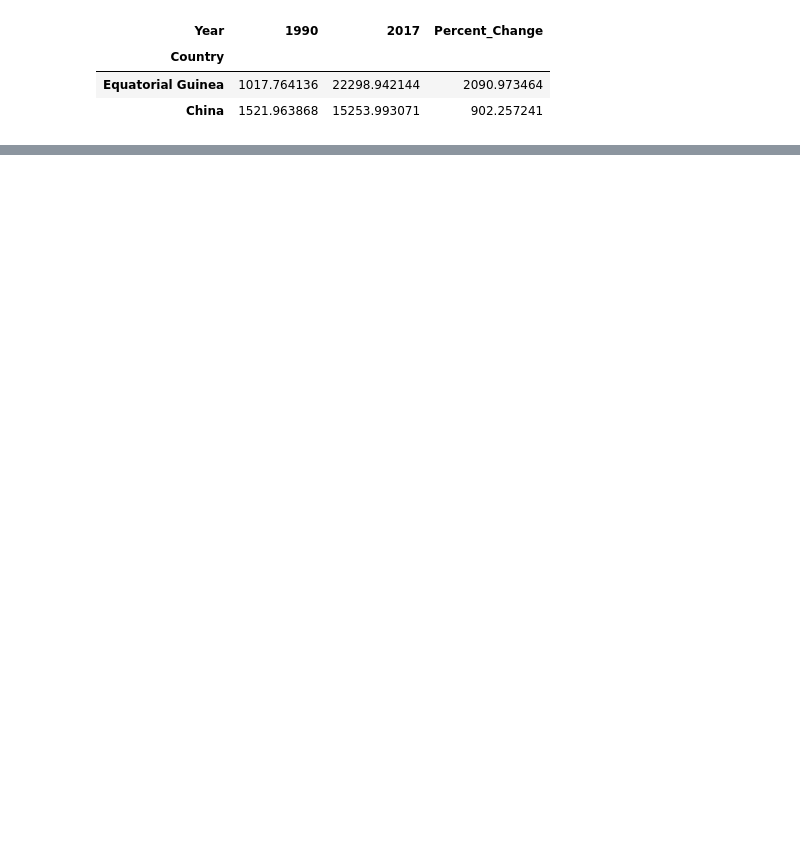
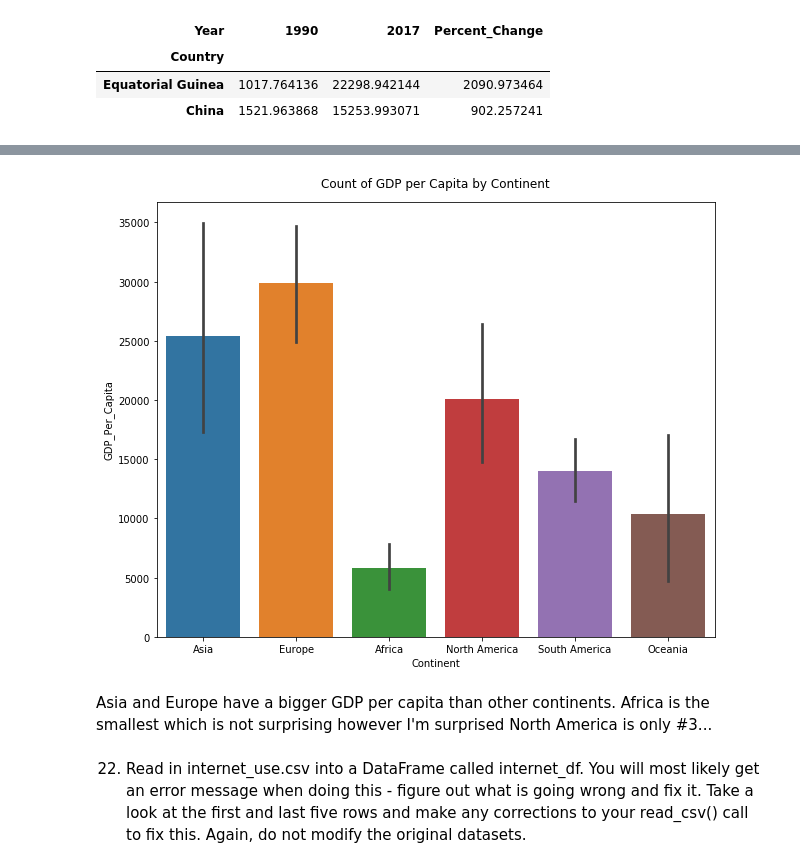
Before and after one commit to nss-data-science-cohort-4/dq1-undata-AmyLG, a Jupyter notebook: notebooks/UN_Data_Exploration.ipynb, the cells around one changed output, grey strips where cells are left out. Drawn from its saved outputs; the diff is of its cells as text; code cells hidden in the pictures; blank space fills up the shorter version.

```diff
--- a/notebooks/UN_Data_Exploration.ipynb
+++ b/notebooks/UN_Data_Exploration.ipynb
@@ -316,0 +423,2 @@ gdp_pivoted.nlargest(2, 'Percent_Change')
+# %%
+gdp_2014_cont = gdp_2014.merge(continents, on= 'Country', how= 'left')
@@ -316,0 +435,11 @@ gdp_pivoted.nlargest(2, 'Percent_Change')
+# %%
+plt.figure(figsize = (10, 8))
+sns.barplot(data = gdp_2014_cont, x = 'Continent', y = 'GDP_Per_Capita')
+plt.title("Count of GDP per Capita by Continent", y=1.02);
+# %% [output]
+[figure, added]
+# %% [markdown]
+Asia and Europe have a bigger GDP per capita than other continents. Africa is the smallest which is not surprising however I'm surprised North America is only #3...
+# %% [markdown]
+22. Read in internet_use.csv into a DataFrame called internet_df. You will most likely get an error message when doing this - figure out what is going
+wrong and fix it. Take a look at the first and last five rows and make any corrections to your read_csv() call to fix this. Again, do not modify the original datasets.
```
Also changed, not shown: parts of 34 cells of this notebook.
